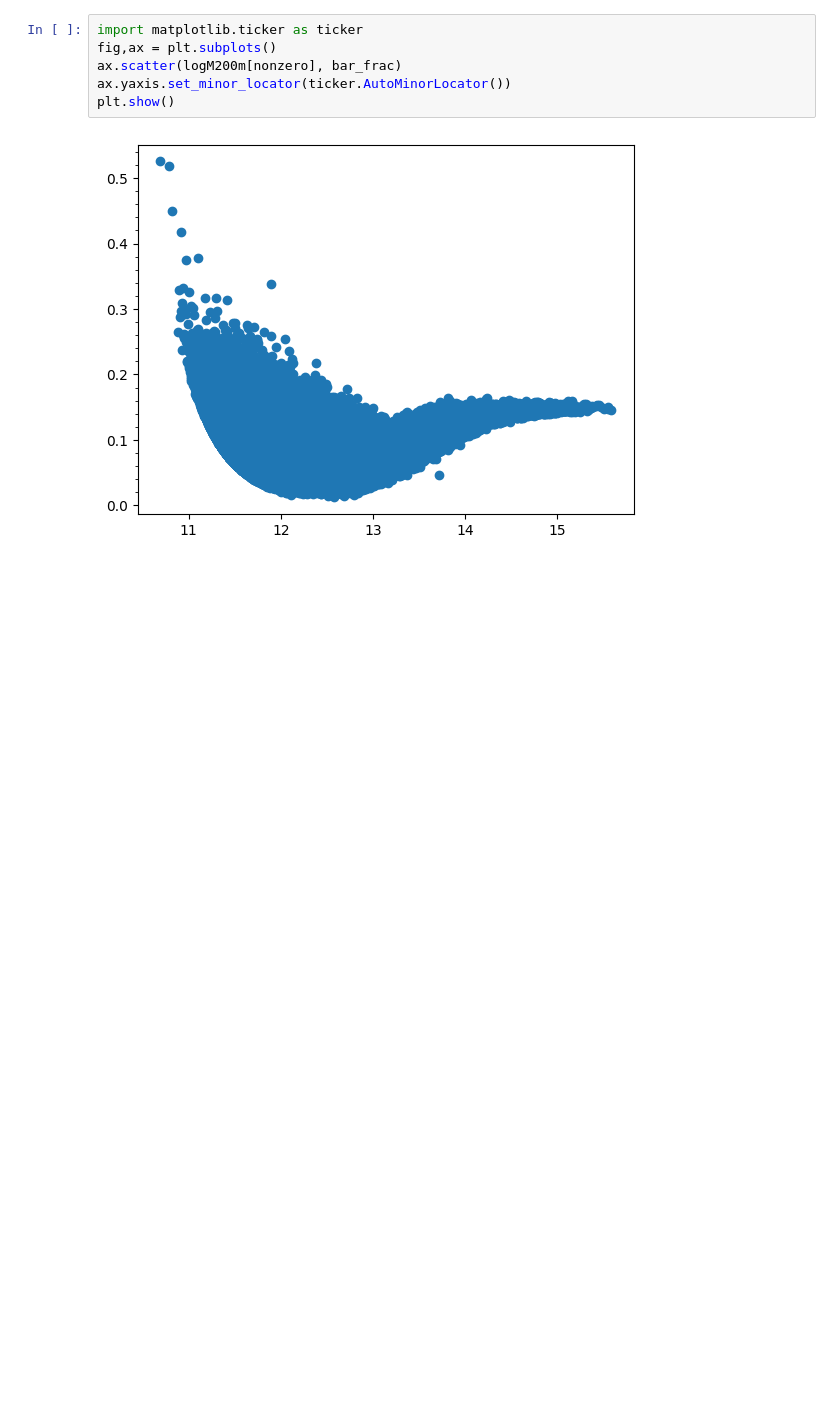
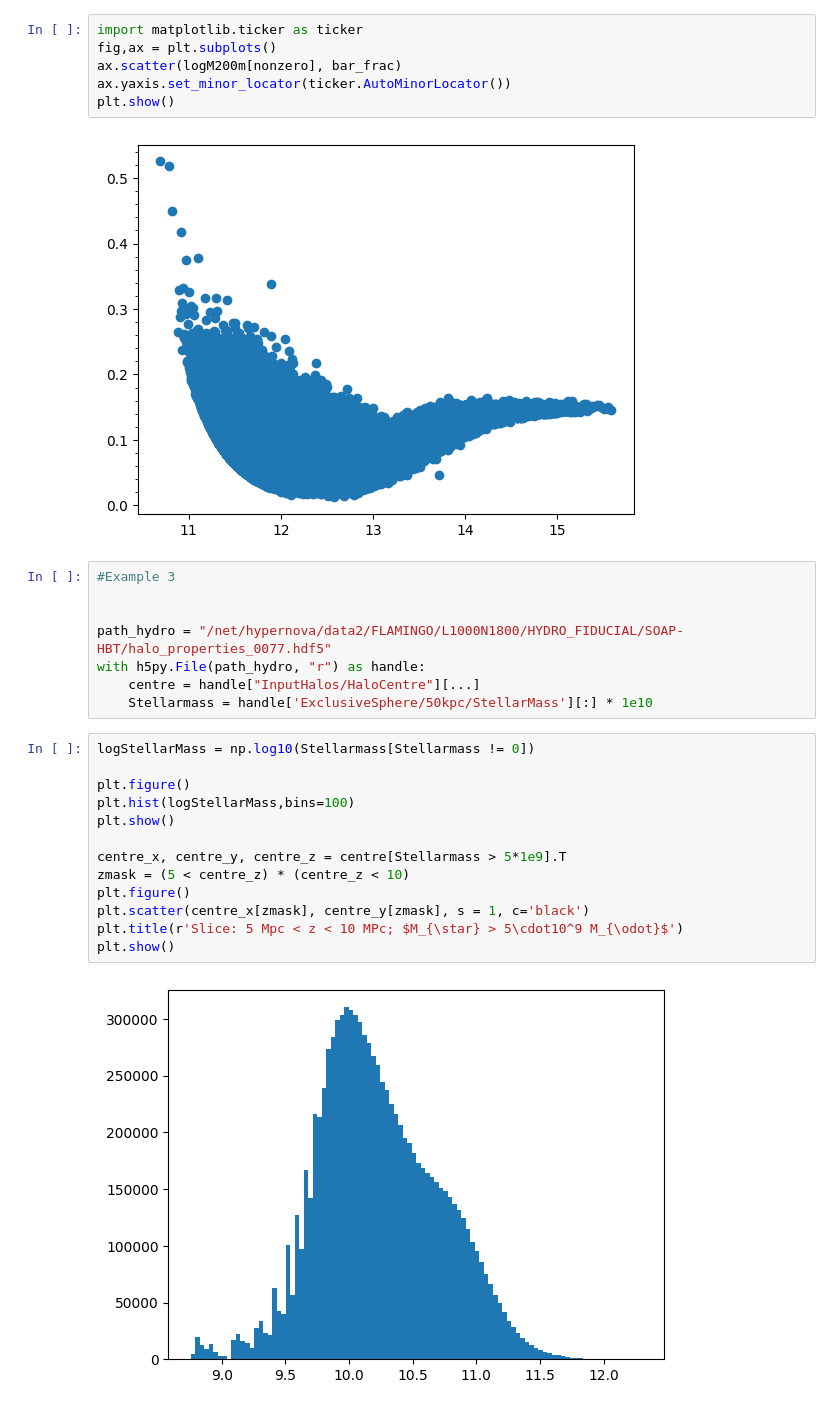
Before and after one commit to TimvdVuurst/MRP_vdvuurst, a Jupyter notebook: FirstTests.ipynb, the cells around one changed output. Saved outputs shown, nothing was run; the diff lists cells and outputs as text; blank space fills up the shorter version.

Commit message:
Finished examples from Marcel, slight cleaning otherwise.

```diff
--- a/FirstTests.ipynb
+++ b/FirstTests.ipynb
@@ -52,3 +55,26 @@ ax.yaxis.set_minor_locator(ticker.AutoMinorLocator())
 plt.show()
 # %% [output]
 [figure]
+# %%
+#Example 3
+
+
+path_hydro = "/net/hypernova/data2/FLAMINGO/L1000N1800/HYDRO_FIDUCIAL/SOAP-HBT/halo_properties_0077.hdf5"
+with h5py.File(path_hydro, "r") as handle:
+    centre = handle["InputHalos/HaloCentre"][...]
+    Stellarmass = handle['ExclusiveSphere/50kpc/StellarMass'][:] * 1e10
+# %%
+logStellarMass = np.log10(Stellarmass[Stellarmass != 0])
+
+plt.figure()
+plt.hist(logStellarMass,bins=100)
+plt.show()
+
+centre_x, centre_y, centre_z = centre[Stellarmass > 5*1e9].T
+zmask = (5 < centre_z) * (centre_z < 10)
+plt.figure()
+plt.scatter(centre_x[zmask], centre_y[zmask], s = 1, c='black')
+plt.title(r'Slice: 5 Mpc < z < 10 MPc; $M_{\star} > 5\cdot10^9 M_{\odot}$')
+plt.show()
+# %% [output]
+[figure, added]
```
Also changed, not shown: parts of 11 cells of this notebook, 3 other files.
